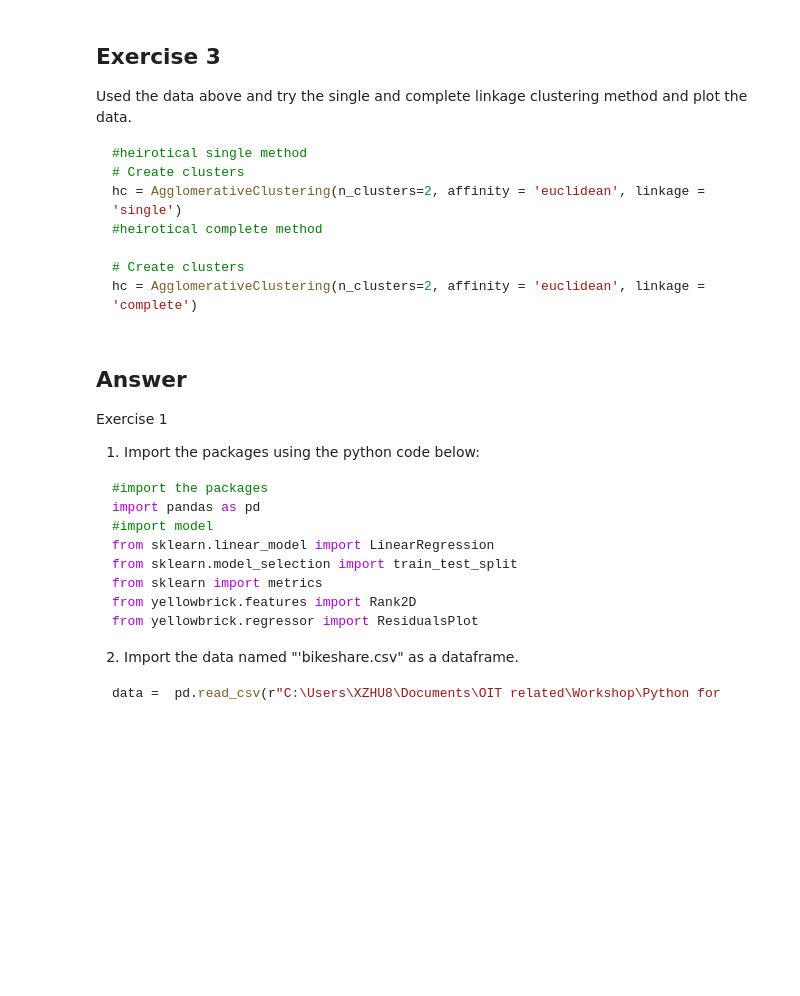
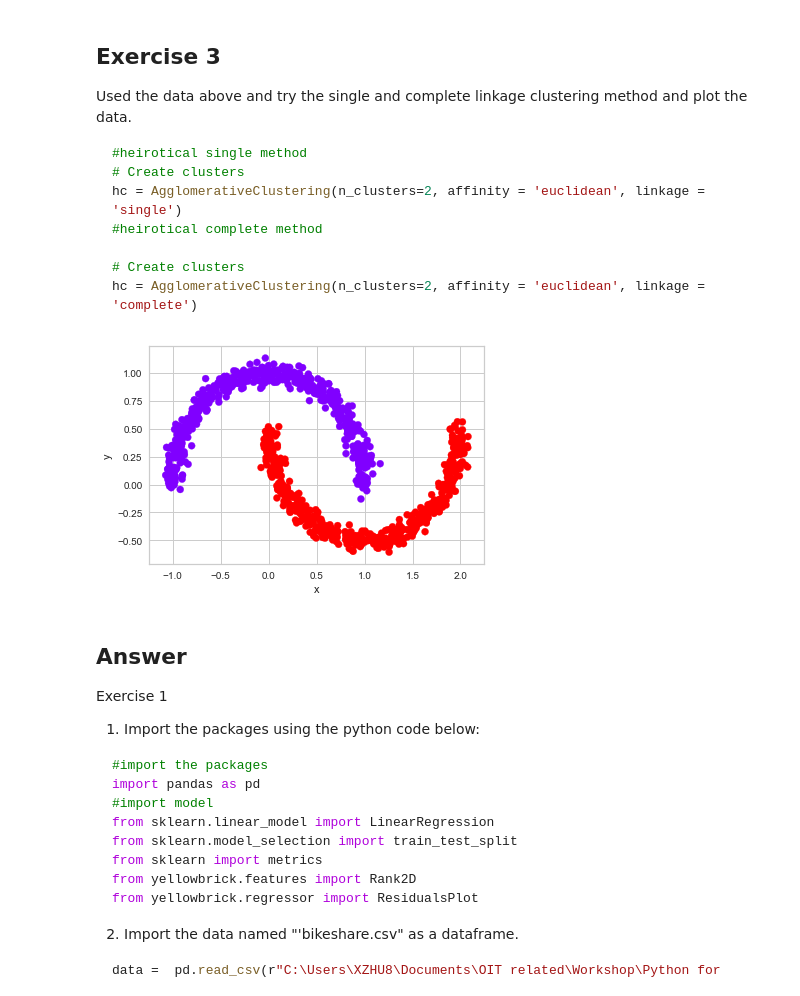
Before and after one commit to juliazhu09/Python4ML, a Jupyter notebook: Python for Machine Learning.ipynb, the cells around one changed output. Cells and saved outputs as stored; diff of their text form; code cells hidden in the pictures; blank space fills up the shorter version.

````diff
--- a/Python for Machine Learning.ipynb
+++ b/Python for Machine Learning.ipynb
@@ -923,6 +1142,24 @@ hc = AgglomerativeClustering(n_clusters=2, affinity = 'euclidean', linkage = 'si
 # Create clusters
 hc = AgglomerativeClustering(n_clusters=2, affinity = 'euclidean', linkage = 'complete')
 ```
+# %%
+hc = AgglomerativeClustering(n_clusters=2, affinity = 'euclidean', linkage = 'single')
+
+# save clusters for chart
+cluster_moon = df.copy()
+
+# create a variable named cluster_ward  in cluster_moon data.
+cluster_moon['cluster_ward'] = hc.fit_predict(x)
+
+# print out the data.
+cluster_moon.head(n=10)
+# plot the output
+plt.scatter(cluster_moon['x'], cluster_moon['y'],c=cluster_moon['cluster_ward'], cmap = 'rainbow')
+plt.xlabel('x')
+plt.ylabel('y')
+plt.show()
+# %% [output]
+[figure, added]
 # %% [markdown]
 ## Answer
 
````
Also changed, not shown: parts of 49 cells of this notebook.
